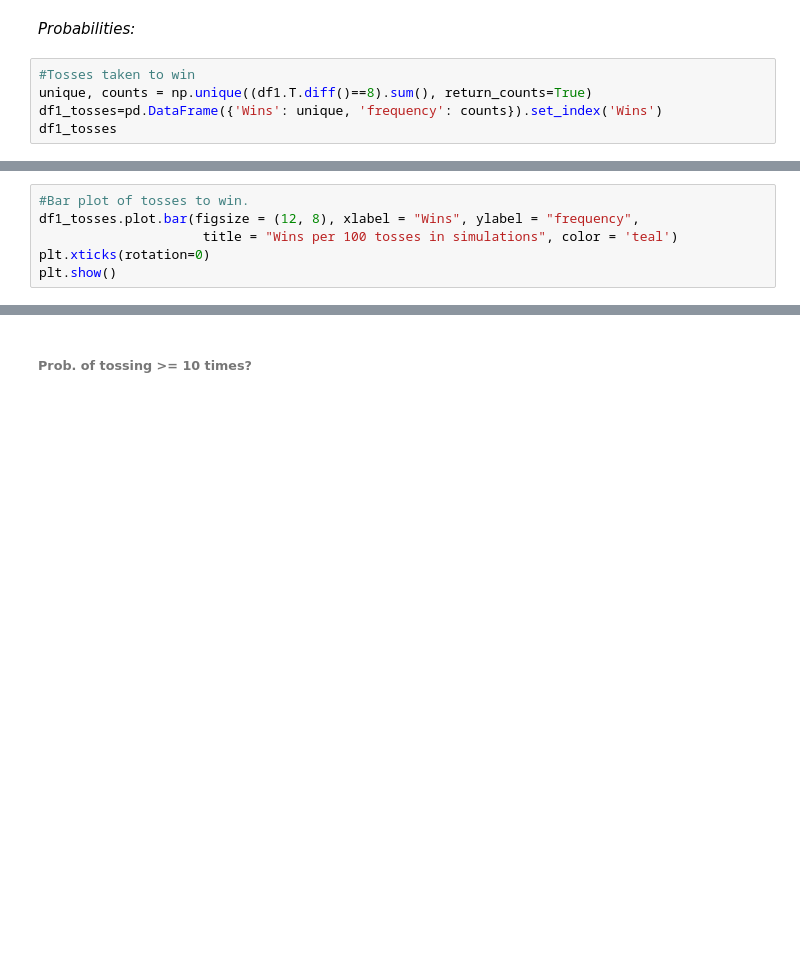
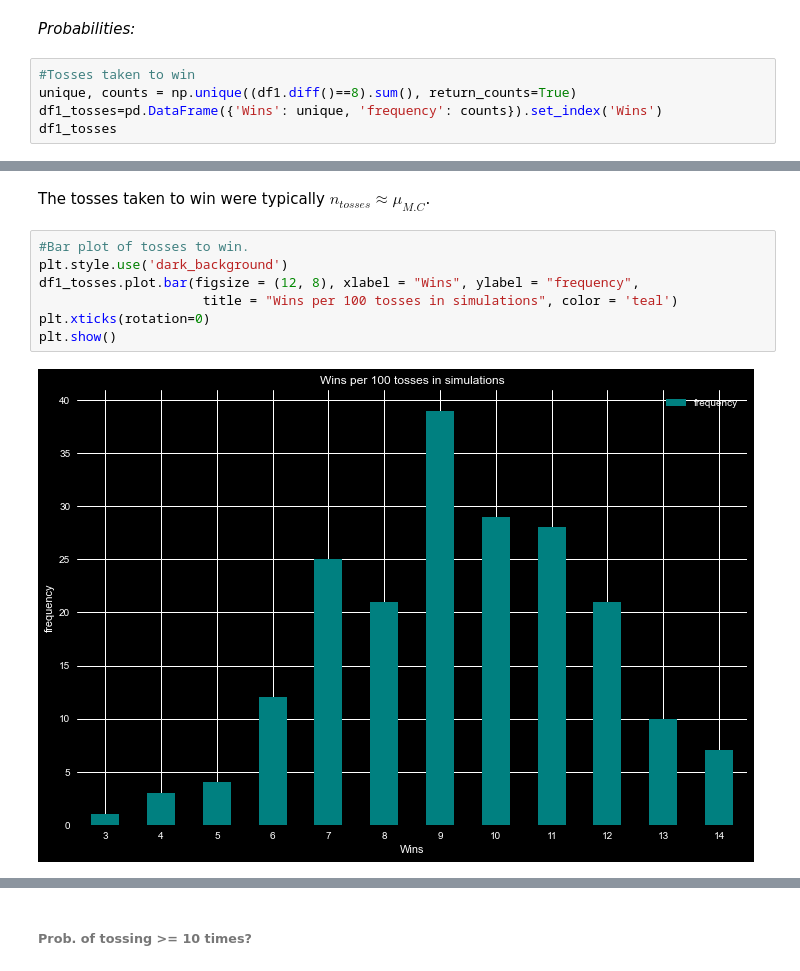
Before and after one commit to EMarquez7/Examen-1, a Jupyter notebook: MC-Simulations.ipynb, the cells around one changed output, grey strips where cells are left out. Drawn from its saved outputs; the diff is of its cells as text; blank space fills up the shorter version.

```diff
--- a/MC-Simulations.ipynb
+++ b/MC-Simulations.ipynb
@@ -141,6 +129,6 @@ WL1
 *Probabilities:*
 # %%
 #Tosses taken to win
-unique, counts = np.unique((df1.T.diff()==8).sum(), return_counts=True)
+unique, counts = np.unique((df1.diff()==8).sum(), return_counts=True)
 df1_tosses=pd.DataFrame({'Wins': unique, 'frequency': counts}).set_index('Wins')
 df1_tosses
@@ -149,8 +162,13 @@ df1_tosses
+# %% [markdown]
+The tosses taken to win were typically $n_{tosses}\approx \mu_{M.C}$.
 # %%
 #Bar plot of tosses to win.
+plt.style.use('dark_background')
 df1_tosses.plot.bar(figsize = (12, 8), xlabel = "Wins", ylabel = "frequency",
                      title = "Wins per 100 tosses in simulations", color = 'teal')
 plt.xticks(rotation=0)
 plt.show()
+# %% [output]
+[figure, added]
 # %%
 #Show Mean and Mode in dataframe
```
Also changed, not shown: parts of 19 cells of this notebook, 1 other file.
